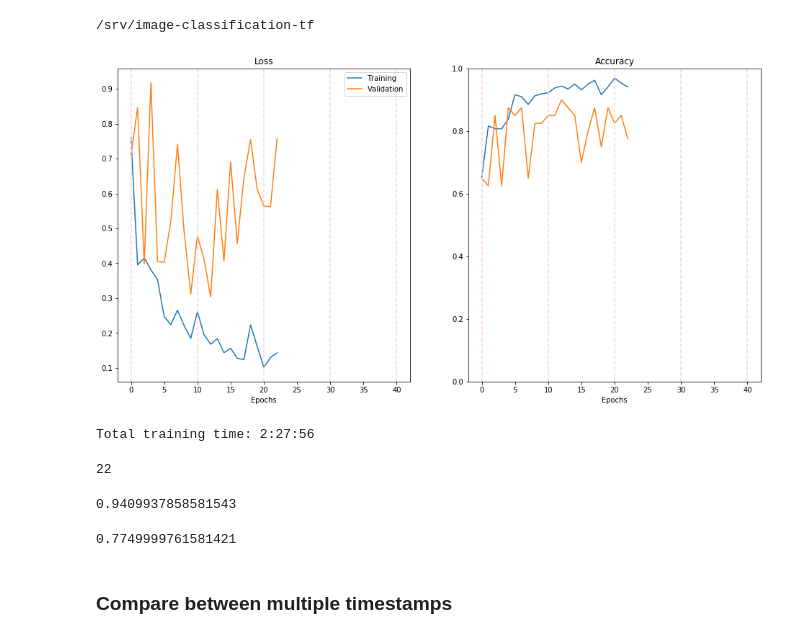
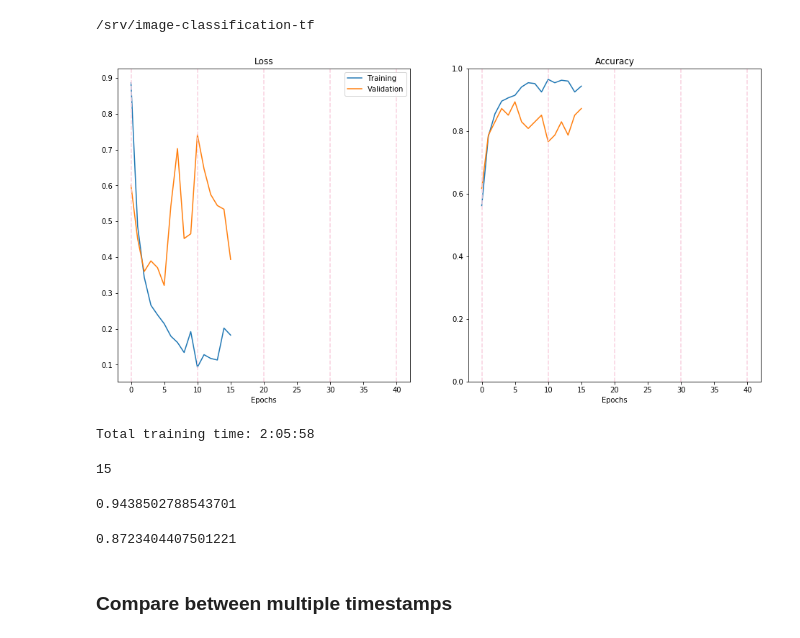
Before and after one commit to MiriamCobo/CoronaryArteries, a Jupyter notebook: notebooks/2.0-Model_training.ipynb, the cells around one changed output. Saved outputs shown, nothing was run; the diff lists cells and outputs as text; code cells hidden in the pictures.

```diff
--- a/notebooks/2.0-Model_training.ipynb
+++ b/notebooks/2.0-Model_training.ipynb
@@ -49,51 +49,51 @@ cd ..
 # %%
 import os
 import json
 from datetime import timedelta
 
 import matplotlib.pylab as plt
 import numpy as np
 
 from imgclas import paths, plot_utils
 
 # User parameters to set
-TIMESTAMP = '2022-04-01_TortSp5_22ep_stop_8Batch' # timestamp of the model
+TIMESTAMP = '2022-04-18_TortSpAnd45Balanced_15ep_stop_16Batch' # timestamp of the model
 
 # Set the timestamp
 paths.timestamp = TIMESTAMP
 
 # Load training statistics
 stats_path = os.path.join(paths.get_stats_dir(), 'stats.json')
 with open(stats_path) as f:
     stats = json.load(f)
 
 # Load training configuration
 conf_path = os.path.join(paths.get_conf_dir(), 'conf.json')
 with open(conf_path) as f:
     conf = json.load(f)
 
 # Plot the trainig plots
 plot_utils.training_plots(conf, stats)
 # %% [output]
-[figure, old version]
+[figure, new version]
 # %%
 # Print total training time
 tr_time = int(stats['training time (s)'])
 print('Total training time: {}'.format(timedelta(seconds=tr_time)))
 # %% [output]
-Total training time: 2:27:56
+Total training time: 2:05:58
 # %%
 stats['epoch'][-1]
 # %% [output]
-22
+15
 # %%
 stats['acc'][-1] # accuracy last epoch train
 # %% [output]
-0.9409937858581543
+0.9438502788543701
 # %%
 stats['val_acc'][-1] # acc last epoch val
 # %% [output]
-0.7749999761581421
+0.8723404407501221
 # %% [markdown]
 ### Compare between multiple timestamps
 # %%
```
Also changed, not shown: parts of 2 cells of this notebook, 4 other files.
